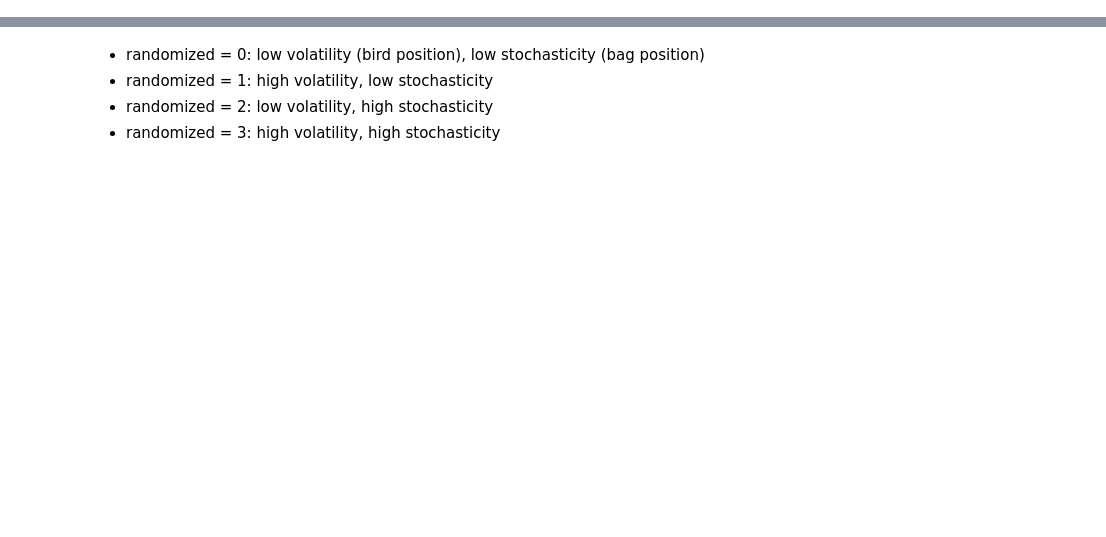
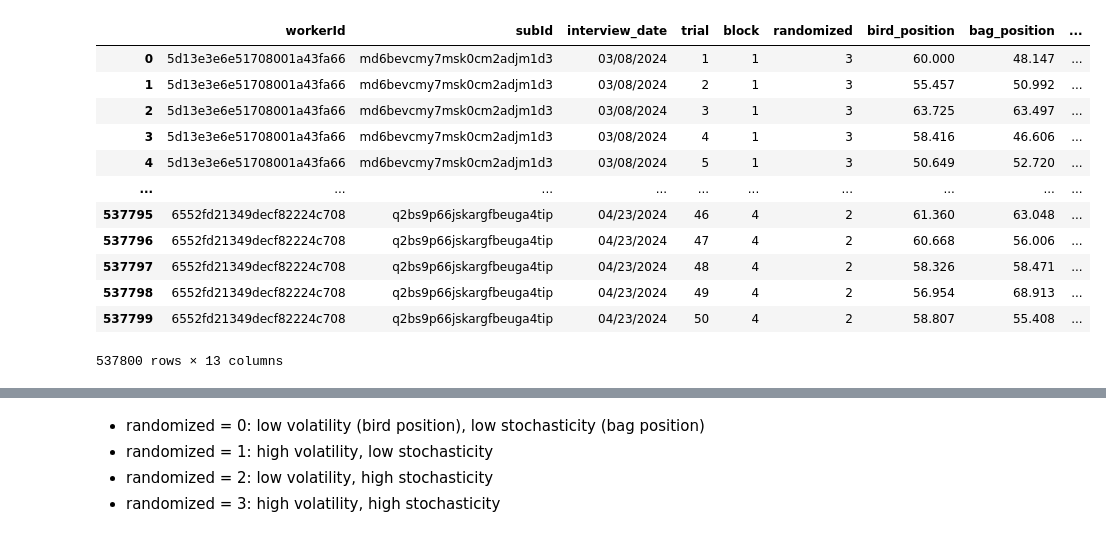
Before and after one commit to piraylab/Bird-Task, a Jupyter notebook: analysis_code/trial_analysis.ipynb, the cells around one changed output, grey strips where cells are left out. Cells and saved outputs as stored; diff of their text form; code cells hidden in the pictures; blank space fills up the shorter version.

```diff
--- a/analysis_code/trial_analysis.ipynb
+++ b/analysis_code/trial_analysis.ipynb
@@ -20,7 +5,22 @@ import trial_analysis_toolbox as csv_tb
 # %%
 # ******* EDIT THE LABEL BELOW *******
 labels = ['']
 
 # import trials csv
 df_trials = pd.read_csv('../processed_data/' + labels[0] + '_trials.csv')
+df_trials
+# %% [output]
+|  | workerId | subId | interview_date | trial | block | randomized | bird_position | bag_position | ... |
+| 0 | 5d13e3e6e51708001a43fa66 | md6bevcmy7msk0cm2adjm1d3 | 03/08/2024 | 1 | 1 | 3 | 60.000 | 48.147 | ... |
+| 1 | 5d13e3e6e51708001a43fa66 | md6bevcmy7msk0cm2adjm1d3 | 03/08/2024 | 2 | 1 | 3 | 55.457 | 50.992 | ... |
+| 2 | 5d13e3e6e51708001a43fa66 | md6bevcmy7msk0cm2adjm1d3 | 03/08/2024 | 3 | 1 | 3 | 63.725 | 63.497 | ... |
+| 3 | 5d13e3e6e51708001a43fa66 | md6bevcmy7msk0cm2adjm1d3 | 03/08/2024 | 4 | 1 | 3 | 58.416 | 46.606 | ... |
+| 4 | 5d13e3e6e51708001a43fa66 | md6bevcmy7msk0cm2adjm1d3 | 03/08/2024 | 5 | 1 | 3 | 50.649 | 52.720 | ... |
+| ... | ... | ... | ... | ... | ... | ... | ... | ... | ... |
+| 537795 | 6552fd21349decf82224c708 | q2bs9p66jskargfbeuga4tip | 04/23/2024 | 46 | 4 | 2 | 61.360 | 63.048 | ... |
+| 537796 | 6552fd21349decf82224c708 | q2bs9p66jskargfbeuga4tip | 04/23/2024 | 47 | 4 | 2 | 60.668 | 56.006 | ... |
+| 537797 | 6552fd21349decf82224c708 | q2bs9p66jskargfbeuga4tip | 04/23/2024 | 48 | 4 | 2 | 58.326 | 58.471 | ... |
+| 537798 | 6552fd21349decf82224c708 | q2bs9p66jskargfbeuga4tip | 04/23/2024 | 49 | 4 | 2 | 56.954 | 68.913 | ... |
+| 537799 | 6552fd21349decf82224c708 | q2bs9p66jskargfbeuga4tip | 04/23/2024 | 50 | 4 | 2 | 58.807 | 55.408 | ... |
+537800 rows × 13 columns
 # %%
```
Also changed, not shown: parts of 4 cells of this notebook, 17 other files.
